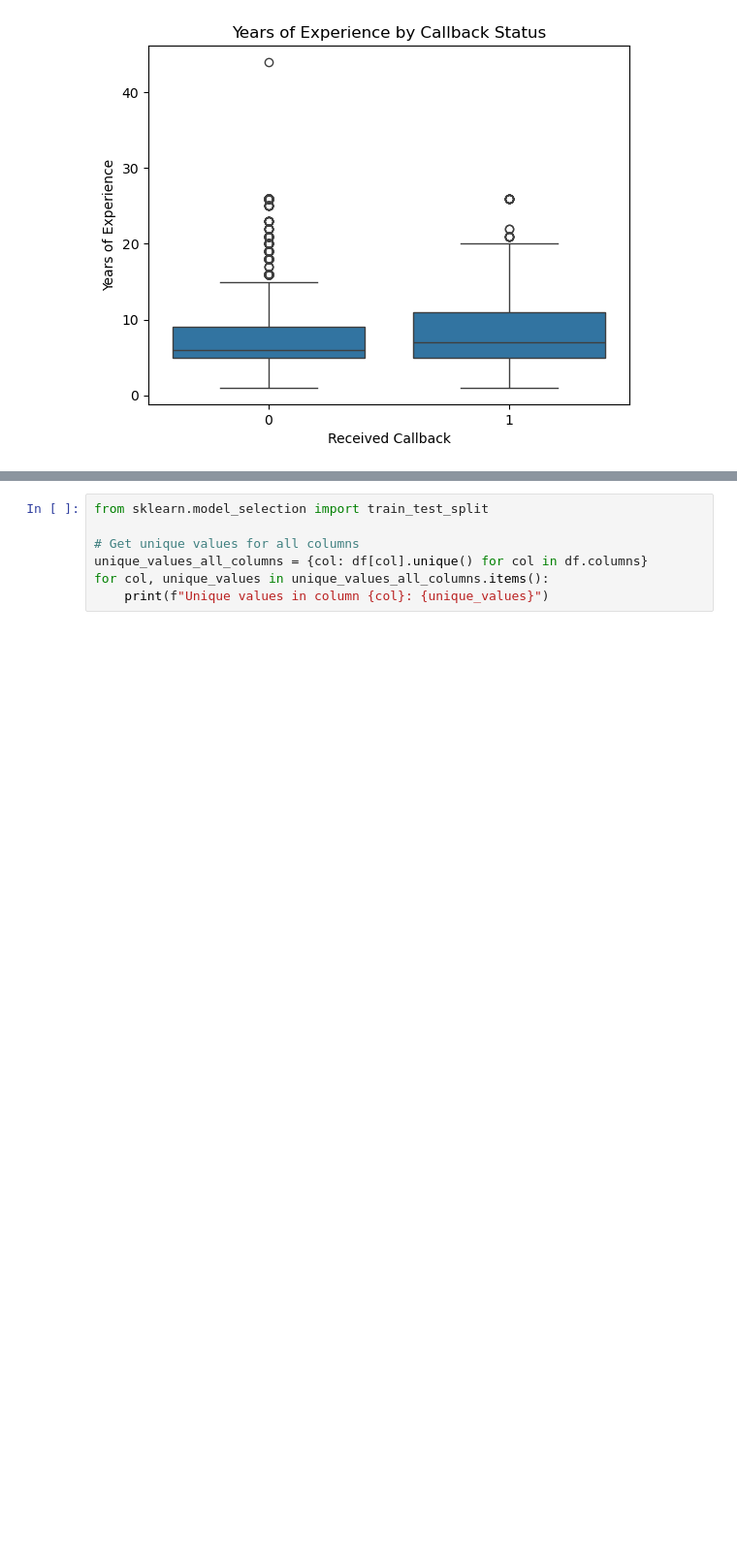
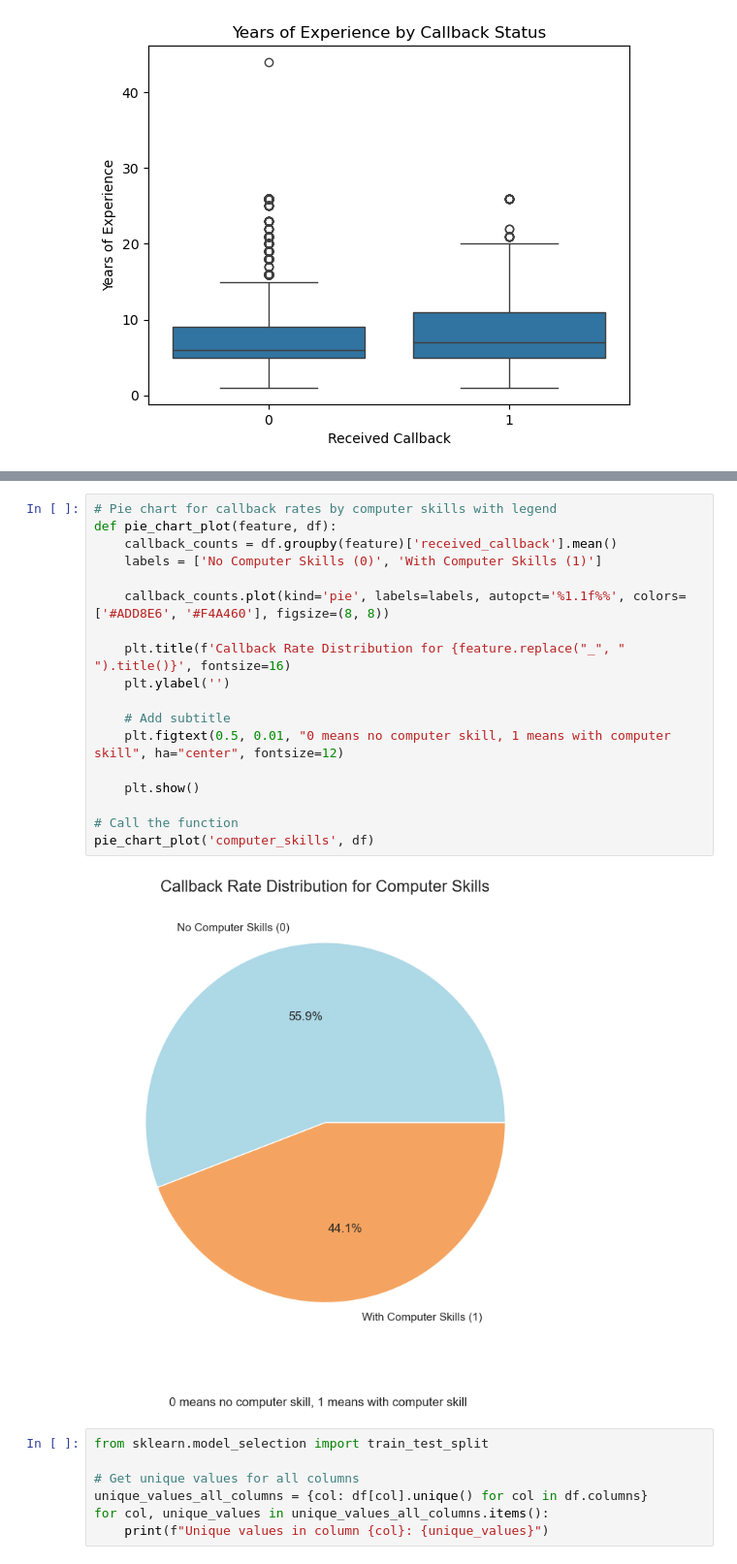
Before and after one commit to anyfruit/Key-Resume-Attributes-Impacting-Job-Callbacks, a Jupyter notebook: DATA1030Project.ipynb, the cells around one changed output, grey strips where cells are left out. Shown at 97% size. Saved outputs shown, nothing was run; the diff lists cells and outputs as text; blank space fills up the shorter version.

```diff
--- a/DATA1030Project.ipynb
+++ b/DATA1030Project.ipynb
@@ -220,3 +277,23 @@ plt.show()
+# %%
+# Pie chart for callback rates by computer skills with legend
+def pie_chart_plot(feature, df):
+    callback_counts = df.groupby(feature)['received_callback'].mean()
+    labels = ['No Computer Skills (0)', 'With Computer Skills (1)']
+
+    callback_counts.plot(kind='pie', labels=labels, autopct='%1.1f%%', colors=['#ADD8E6', '#F4A460'], figsize=(8, 8))
+
+    plt.title(f'Callback Rate Distribution for {feature.replace("_", " ").title()}', fontsize=16)
+    plt.ylabel('')
+
+    # Add subtitle
+    plt.figtext(0.5, 0.01, "0 means no computer skill, 1 means with computer skill", ha="center", fontsize=12)
+
+    plt.show()
+
+# Call the function
+pie_chart_plot('computer_skills', df)
+# %% [output]
+[figure, added]
 # %%
 from sklearn.model_selection import train_test_split
 
```
Also changed, not shown: parts of 5 cells of this notebook, 2 other files.
